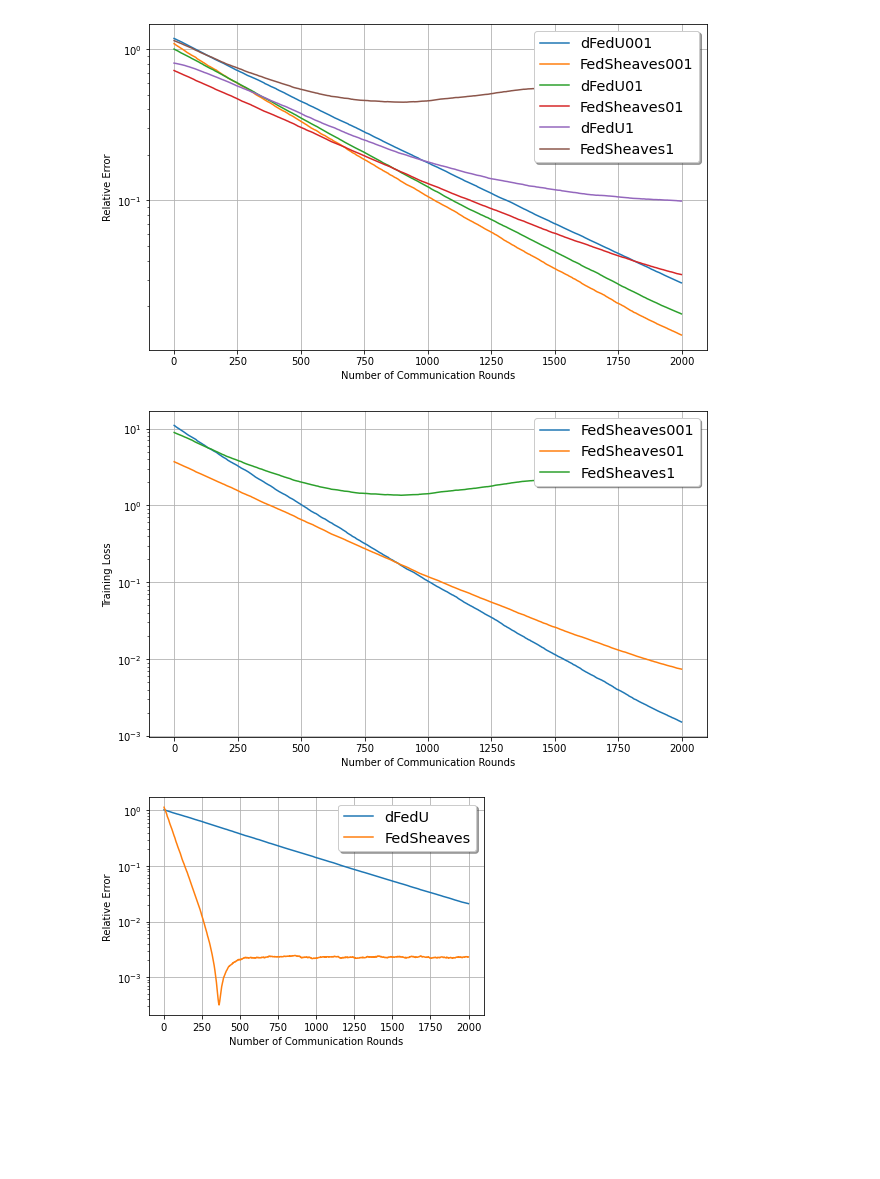
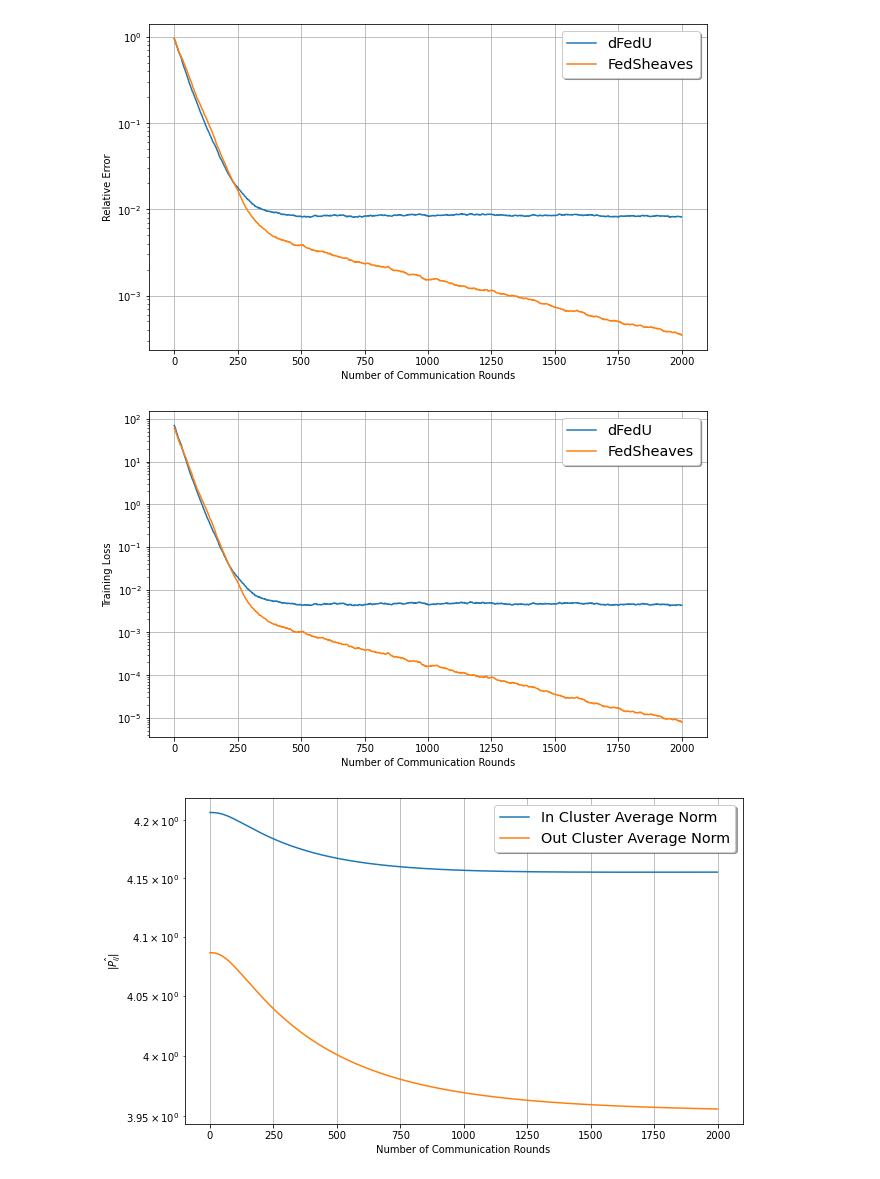
Before and after one commit to Abdulmomen96/fml_sheaves, a Jupyter notebook: Experiment1/plotting.ipynb, the cells around one changed output. Drawn from its saved outputs; the diff is of its cells as text; code cells hidden in the pictures; blank space fills up the shorter version.

```diff
--- a/Experiment1/plotting.ipynb
+++ b/Experiment1/plotting.ipynb
@@ -132,12 +103,7 @@ plt.semilogy(a, label='dFedU001') # dFedU
 # %%
-plt.semilogy(rel_err_dfed0_001, label='dFedU001') # dFedU
-plt.semilogy(rel_err_sheave0_fml_001, label='FedSheaves001')
+plt.semilogy(rel_err_dfed, label='dFedU') # dFedU
+plt.semilogy(rel_err_sheave_fml, label='FedSheaves')
 
-plt.semilogy(rel_err_dfed0_01, label='dFedU01') # dFedU
-plt.semilogy(rel_err_sheave0_fml_01, label='FedSheaves01')
-
-plt.semilogy(rel_err_dfed0_1, label='dFedU1') # dFedU
-plt.semilogy(rel_err_sheave_fml0_1, label='FedSheaves1')
 
 
 
@@ -160,16 +126,23 @@ plt.grid(True)
 #plt.savefig("Relative Error.pdf")
 #plt.ylim([10**(-5),0.5])
 # %% [output]
-[figure, old version]
+[figure, new version]
 # %%
-#plt.semilogy(loss_dfed0_001, label='dFedU001') # dFedU
-plt.semilogy(loss_sheave_fml0_001, label='FedSheaves001')
+plt.semilogy(loss_dfed, label='dFedU') # dFedU
+plt.semilogy(loss_sheave_fml, label='FedSheaves')
 
-#plt.semilogy(loss_dfed0_01, label='dFedU01') # dFedU
-plt.semilogy(loss_sheave_fml0_01, label='FedSheaves01')
 
-#plt.semilogy(loss_dfed0_1, label='dFedU1') # dFedU
-plt.semilogy(loss_sheave_fml0_1, label='FedSheaves1')
+
+
+
+
+
+
+
+
+
+
+
 
 
 
@@ -177,26 +150,33 @@ plt.xlabel('Number of Communication Rounds') # Federated Sheaves
 plt.ylabel('Training Loss')
 legend = plt.legend(loc='upper right', shadow=True, fontsize='x-large')
 plt.grid(True)
-plt.savefig("Training Loss.pdf")
+#plt.savefig("Relative Error.pdf")
 #plt.ylim([10**(-5),0.5])
 # %% [output]
-[figure, old version]
+[figure, new version]
 # %%
-import numpy as np
-import matplotlib.pyplot as plt
+in_cluster_proj_norm = np.load('in_cluster_proj_norm_sheave_fml0_01_pout0_1.npy').ravel()
+out_cluster_proj_norm = np.load('out_cluster_proj_norm_sheave_fml0_01_pout0_1.npy').ravel()
 
-fmlsheave_re = np.load('relative_error_sheave_fml0_01_pout0_01.npy').ravel()
-fmlsheave_loss = np.load('training_loss_sheave_fml0_01_pout0_01.npy').ravel()
 
-dfed_re = np.load('relative_error_dfedu0_01_pout0_01.npy').ravel()
-dfed_loss = np.load('training_loss_dfedu0_01_pout0_01.npy').ravel()
+in_cluster_proj_diff_norm = np.load('in_cluster_proj_diff_norm_sheave_fml0_01_pout0_1.npy').ravel()
+out_cluster_proj_diff_norm = np.load('out_cluster_proj_diff_norm_sheave_fml0_01_pout0_1.npy').ravel()
 # %%
-plt.semilogy(dfed_re, label='dFedU') # dFedU
-plt.semilogy(fmlsheave_re, label='FedSheaves')
+plt.semilogy(in_cluster_proj_norm, label='In Cluster Average Norm') # dFedU
+plt.semilogy(out_cluster_proj_norm, label='Out Cluster Average Norm')
+
+
+
+
+
+
+
 plt.xlabel('Number of Communication Rounds') # Federated Sheaves
-plt.ylabel('Relative Error')
+plt.ylabel(r'$\hat{|P_{ij}|}$')
 legend = plt.legend(loc='upper right', shadow=True, fontsize='x-large')
 plt.grid(True)
+#plt.savefig("Relative Error.pdf")
+#plt.ylim([10**(-5),0.5])
 # %% [output]
-[figure, old version]
+[figure, new version]
 # %%
```
Also changed, not shown: parts of 7 cells of this notebook, 1 other file.
